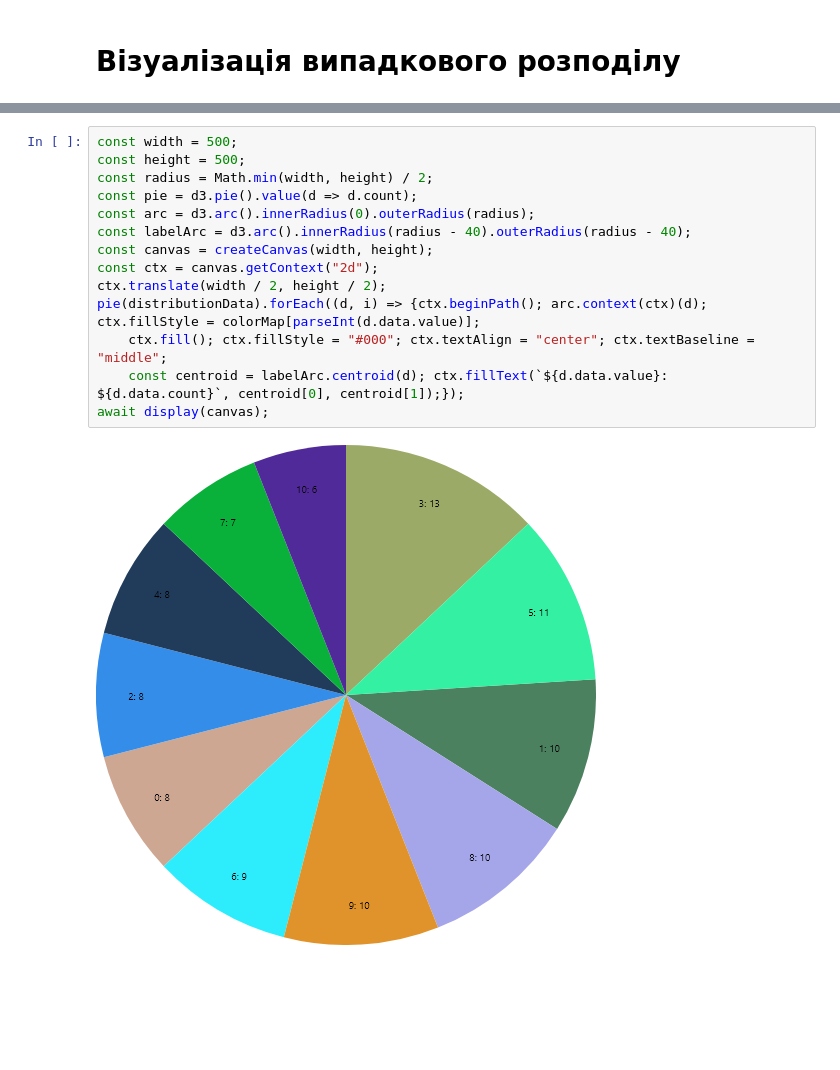
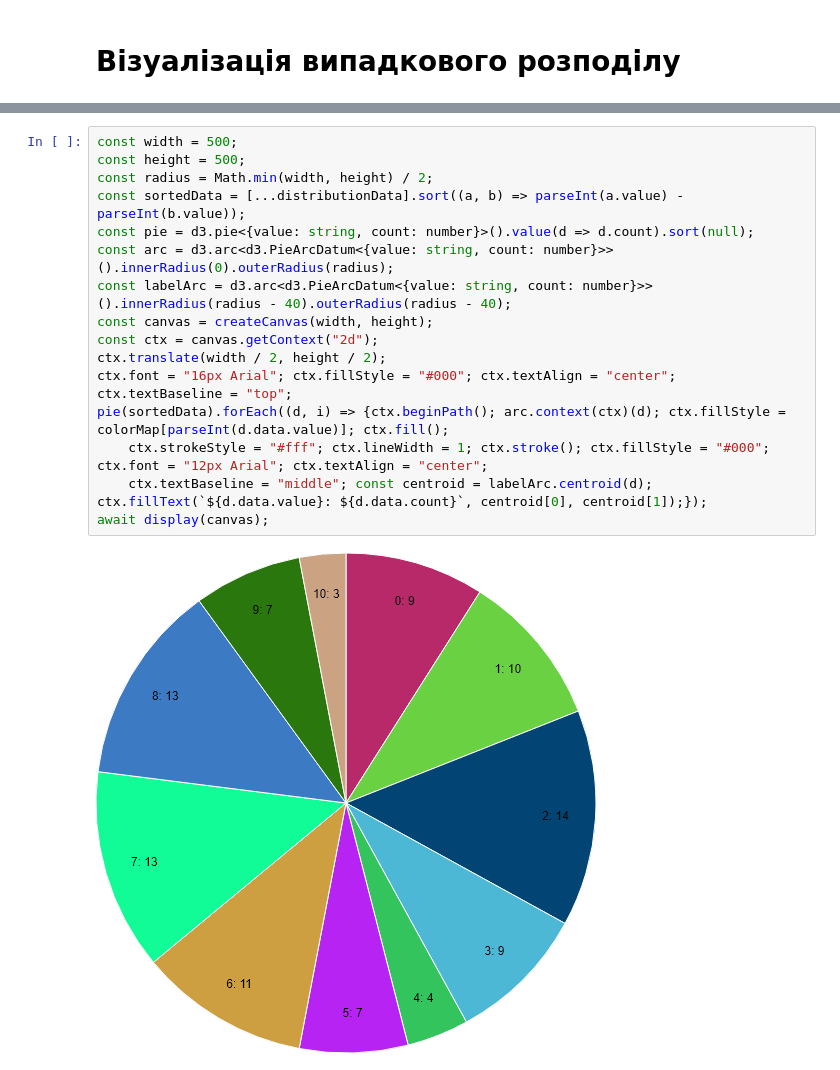
Before and after one commit to SerhiiMiroshnychenko/ScientificCalculations, a Jupyter notebook: Deno/RandomPlot.ipynb, the cells around one changed output, grey strips where cells are left out. Drawn from its saved outputs; the diff is of its cells as text; blank space fills up the shorter version.

```diff
--- a/Deno/RandomPlot.ipynb
+++ b/Deno/RandomPlot.ipynb
@@ -25,16 +25,18 @@ await display(Plot.plot({
 # %%
 const width = 500;
 const height = 500;
 const radius = Math.min(width, height) / 2;
-const pie = d3.pie().value(d => d.count);
-const arc = d3.arc().innerRadius(0).outerRadius(radius);
-const labelArc = d3.arc().innerRadius(radius - 40).outerRadius(radius - 40);
+const sortedData = [...distributionData].sort((a, b) => parseInt(a.value) - parseInt(b.value));
+const pie = d3.pie<{value: string, count: number}>().value(d => d.count).sort(null);
+const arc = d3.arc<d3.PieArcDatum<{value: string, count: number}>>().innerRadius(0).outerRadius(radius);
+const labelArc = d3.arc<d3.PieArcDatum<{value: string, count: number}>>().innerRadius(radius - 40).outerRadius(radius - 40);
 const canvas = createCanvas(width, height);
 const ctx = canvas.getContext("2d");
 ctx.translate(width / 2, height / 2);
-pie(distributionData).forEach((d, i) => {ctx.beginPath(); arc.context(ctx)(d); ctx.fillStyle = colorMap[parseInt(d.data.value)];
-    ctx.fill(); ctx.fillStyle = "#000"; ctx.textAlign = "center"; ctx.textBaseline = "middle";
-    const centroid = labelArc.centroid(d); ctx.fillText(`${d.data.value}: ${d.data.count}`, centroid[0], centroid[1]);});
+ctx.font = "16px Arial"; ctx.fillStyle = "#000"; ctx.textAlign = "center"; ctx.textBaseline = "top";
+pie(sortedData).forEach((d, i) => {ctx.beginPath(); arc.context(ctx)(d); ctx.fillStyle = colorMap[parseInt(d.data.value)]; ctx.fill();
+    ctx.strokeStyle = "#fff"; ctx.lineWidth = 1; ctx.stroke(); ctx.fillStyle = "#000"; ctx.font = "12px Arial"; ctx.textAlign = "center";
+    ctx.textBaseline = "middle"; const centroid = labelArc.centroid(d); ctx.fillText(`${d.data.value}: ${d.data.count}`, centroid[0], centroid[1]);});
 await display(canvas);
 # %% [output]
-[figure, old version]
+[figure, new version]
```
